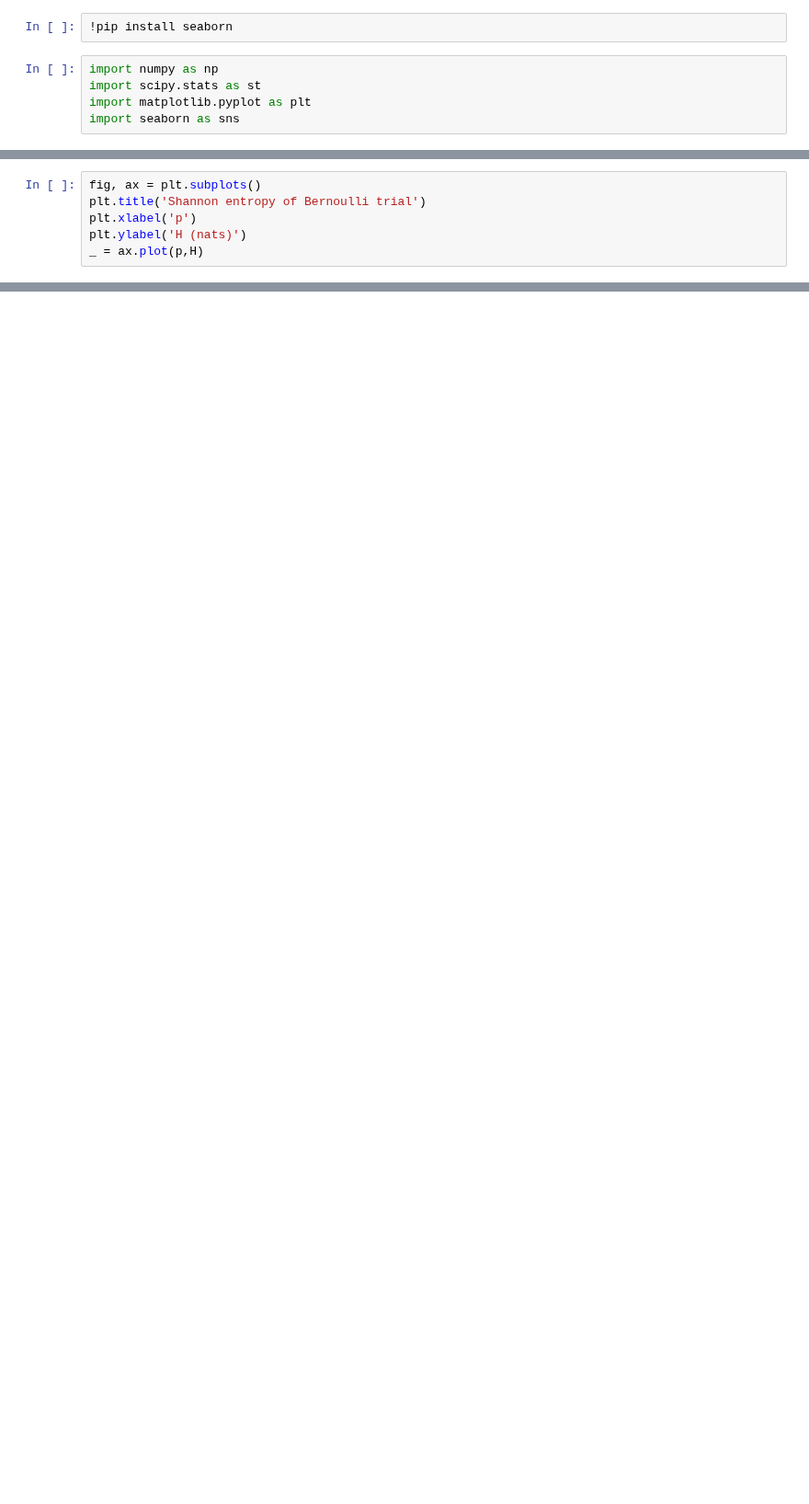
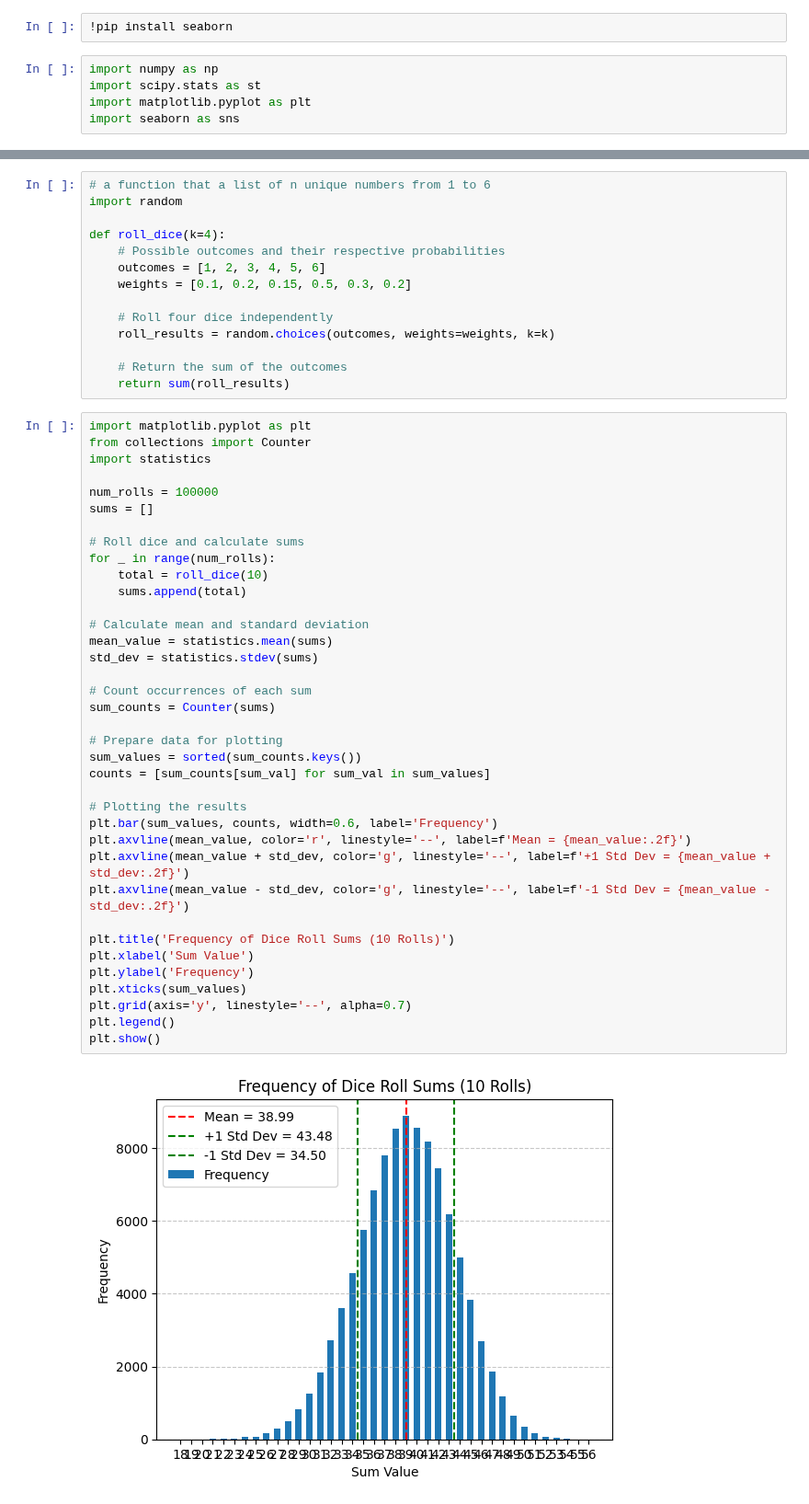
Before and after one commit to lsoica/blog, a Jupyter notebook: assets/probabilities.ipynb, the cells around one changed output, grey strips where cells are left out. Shown at 92% size. Saved outputs shown, nothing was run; the diff lists cells and outputs as text; blank space fills up the shorter version.

```diff
--- a/assets/probabilities.ipynb
+++ b/assets/probabilities.ipynb
@@ -1240,6 +11,0 @@ H = binary_entropy(p)
-# %%
-fig, ax = plt.subplots()
-plt.title('Shannon entropy of Bernoulli trial')
-plt.xlabel('p')
-plt.ylabel('H (nats)')
-_ = ax.plot(p,H)
@@ -1283,0 +68,53 @@ cross_entropy(1, 0.3)
+# %%
+# a function that a list of n unique numbers from 1 to 6
+import random
+
+def roll_dice(k=4):
+    # Possible outcomes and their respective probabilities
+    outcomes = [1, 2, 3, 4, 5, 6]
+    weights = [0.1, 0.2, 0.15, 0.5, 0.3, 0.2]
+
+    # Roll four dice independently
+    roll_results = random.choices(outcomes, weights=weights, k=k)
+
+    # Return the sum of the outcomes
+    return sum(roll_results)
+# %%
+import matplotlib.pyplot as plt
+from collections import Counter
+import statistics
+
+num_rolls = 100000
+sums = []
+
+# Roll dice and calculate sums
+for _ in range(num_rolls):
+    total = roll_dice(10)
+    sums.append(total)
+
+# Calculate mean and standard deviation
+mean_value = statistics.mean(sums)
+std_dev = statistics.stdev(sums)
+
+# Count occurrences of each sum
+sum_counts = Counter(sums)
+
+# Prepare data for plotting
+sum_values = sorted(sum_counts.keys())
+counts = [sum_counts[sum_val] for sum_val in sum_values]
+
+# Plotting the results
+plt.bar(sum_values, counts, width=0.6, label='Frequency')
+plt.axvline(mean_value, color='r', linestyle='--', label=f'Mean = {mean_value:.2f}')
+plt.axvline(mean_value + std_dev, color='g', linestyle='--', label=f'+1 Std Dev = {mean_value + std_dev:.2f}')
+plt.axvline(mean_value - std_dev, color='g', linestyle='--', label=f'-1 Std Dev = {mean_value - std_dev:.2f}')
+
+plt.title('Frequency of Dice Roll Sums (10 Rolls)')
+plt.xlabel('Sum Value')
+plt.ylabel('Frequency')
+plt.xticks(sum_values)
+plt.grid(axis='y', linestyle='--', alpha=0.7)
+plt.legend()
+plt.show()
+# %% [output]
+[figure, added]
```
Also changed, not shown: parts of 360 cells of this notebook, 22 other files.
